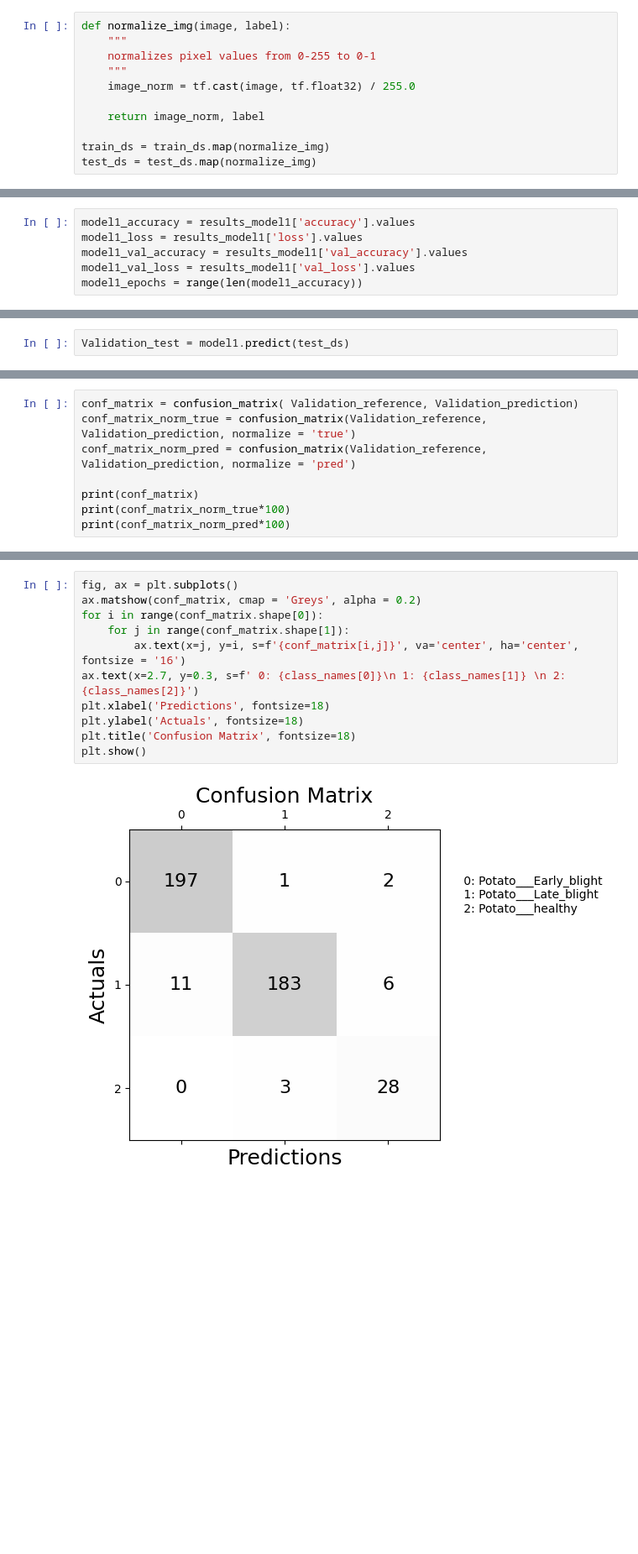
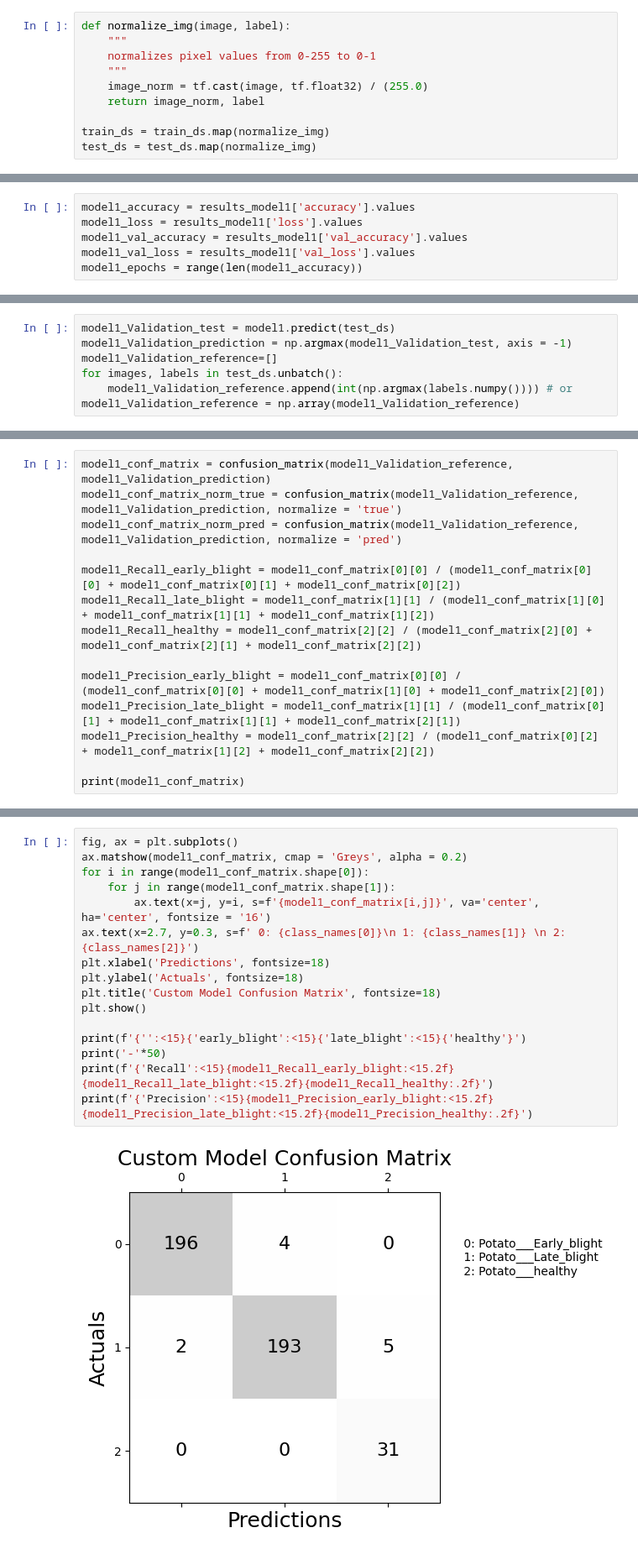
Before and after one commit to kayeffect/Potato-Health-Classifier, a Jupyter notebook: Plant_health_cnn.ipynb, the cells around one changed output, grey strips where cells are left out. Shown: that part at 84% size. Drawn from its saved outputs; the diff is of its cells as text; blank space fills up the shorter version.

```diff
--- a/Plant_health_cnn.ipynb
+++ b/Plant_health_cnn.ipynb
@@ -265,8 +301,7 @@ def normalize_img(image, label):
     """
     normalizes pixel values from 0-255 to 0-1
     """
-    image_norm = tf.cast(image, tf.float32) / 255.0
-
+    image_norm = tf.cast(image, tf.float32) / (255.0)
     return image_norm, label
 
 train_ds = train_ds.map(normalize_img)
@@ -474,3 +637,8 @@ plt.show()
 # %%
-Validation_test = model1.predict(test_ds)
+model1_Validation_test = model1.predict(test_ds)
+model1_Validation_prediction = np.argmax(model1_Validation_test, axis = -1)
+model1_Validation_reference=[]
+for images, labels in test_ds.unbatch():
+    model1_Validation_reference.append(int(np.argmax(labels.numpy()))) # or
+model1_Validation_reference = np.array(model1_Validation_reference)
 # %% [output]
@@ -485,9 +655,15 @@ Validation_reference = np.array(Validation_reference)
 # %%
-conf_matrix = confusion_matrix( Validation_reference, Validation_prediction)
-conf_matrix_norm_true = confusion_matrix(Validation_reference, Validation_prediction, normalize = 'true')
-conf_matrix_norm_pred = confusion_matrix(Validation_reference, Validation_prediction, normalize = 'pred')
+model1_conf_matrix = confusion_matrix(model1_Validation_reference, model1_Validation_prediction)
+model1_conf_matrix_norm_true = confusion_matrix(model1_Validation_reference, model1_Validation_prediction, normalize = 'true')
+model1_conf_matrix_norm_pred = confusion_matrix(model1_Validation_reference, model1_Validation_prediction, normalize = 'pred')
 
-print(conf_matrix)
-print(conf_matrix_norm_true*100)
-print(conf_matrix_norm_pred*100)
+model1_Recall_early_blight = model1_conf_matrix[0][0] / (model1_conf_matrix[0][0] + model1_conf_matrix[0][1] + model1_conf_matrix[0][2])
+model1_Recall_late_blight = model1_conf_matrix[1][1] / (model1_conf_matrix[1][0] + model1_conf_matrix[1][1] + model1_conf_matrix[1][2])
+model1_Recall_healthy = model1_conf_matrix[2][2] / (model1_conf_matrix[2][0] + model1_conf_matrix[2][1] + model1_conf_matrix[2][2])
+
+model1_Precision_early_blight = model1_conf_matrix[0][0] / (model1_conf_matrix[0][0] + model1_conf_matrix[1][0] + model1_conf_matrix[2][0])
+model1_Precision_late_blight = model1_conf_matrix[1][1] / (model1_conf_matrix[0][1] + model1_conf_matrix[1][1] + model1_conf_matrix[2][1])
+model1_Precision_healthy = model1_conf_matrix[2][2] / (model1_conf_matrix[0][2] + model1_conf_matrix[1][2] + model1_conf_matrix[2][2])
+
+print(model1_conf_matrix)
 # %% [output]
@@ -503,13 +691,18 @@ print(conf_matrix_norm_pred*100)
 # %%
 fig, ax = plt.subplots()
-ax.matshow(conf_matrix, cmap = 'Greys', alpha = 0.2)
-for i in range(conf_matrix.shape[0]):
-    for j in range(conf_matrix.shape[1]):
-        ax.text(x=j, y=i, s=f'{conf_matrix[i,j]}', va='center', ha='center', fontsize = '16')
+ax.matshow(model1_conf_matrix, cmap = 'Greys', alpha = 0.2)
+for i in range(model1_conf_matrix.shape[0]):
+    for j in range(model1_conf_matrix.shape[1]):
+        ax.text(x=j, y=i, s=f'{model1_conf_matrix[i,j]}', va='center', ha='center', fontsize = '16')
 ax.text(x=2.7, y=0.3, s=f' 0: {class_names[0]}\n 1: {class_names[1]} \n 2: {class_names[2]}')
 plt.xlabel('Predictions', fontsize=18)
 plt.ylabel('Actuals', fontsize=18)
-plt.title('Confusion Matrix', fontsize=18)
+plt.title('Custom Model Confusion Matrix', fontsize=18)
 plt.show()
+
+print(f'{'':<15}{'early_blight':<15}{'late_blight':<15}{'healthy'}')
+print('-'*50)
+print(f'{'Recall':<15}{model1_Recall_early_blight:<15.2f}{model1_Recall_late_blight:<15.2f}{model1_Recall_healthy:.2f}')
+print(f'{'Precision':<15}{model1_Precision_early_blight:<15.2f}{model1_Precision_late_blight:<15.2f}{model1_Precision_healthy:.2f}')
 # %% [output]
-[figure, old version]
+[figure, new version]
```
Also changed, not shown: parts of 38 cells of this notebook.
